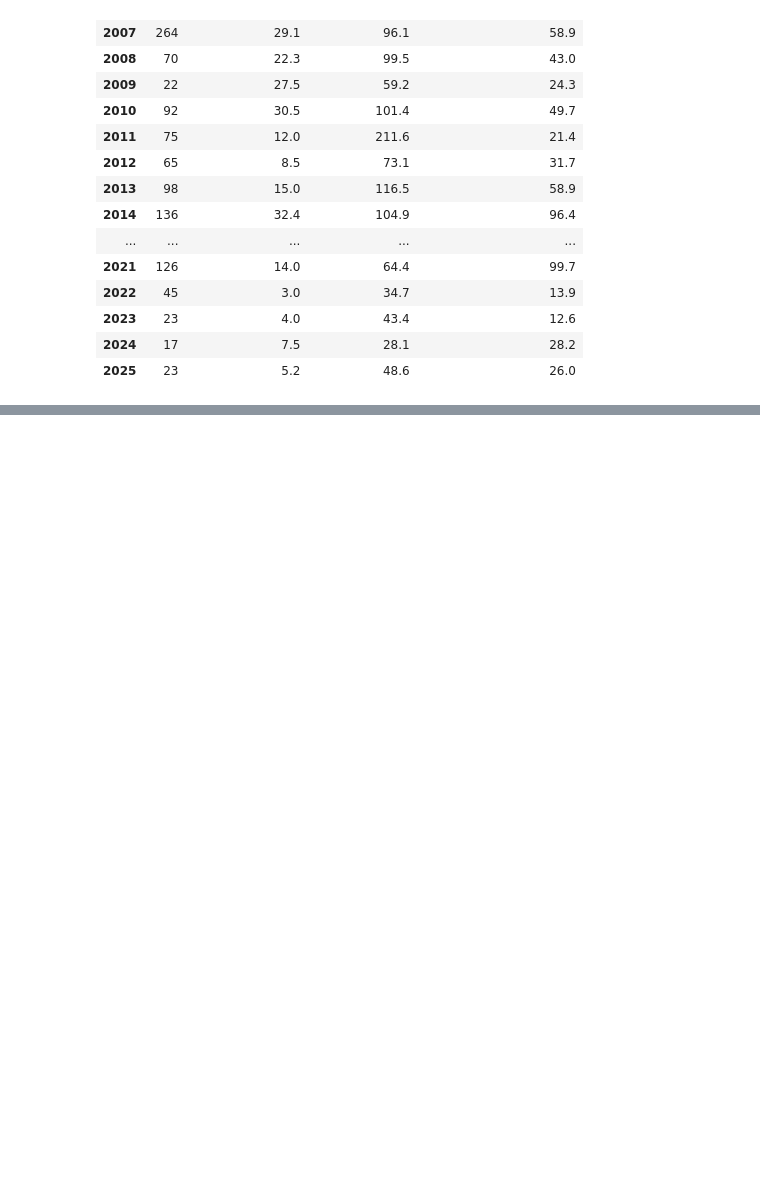
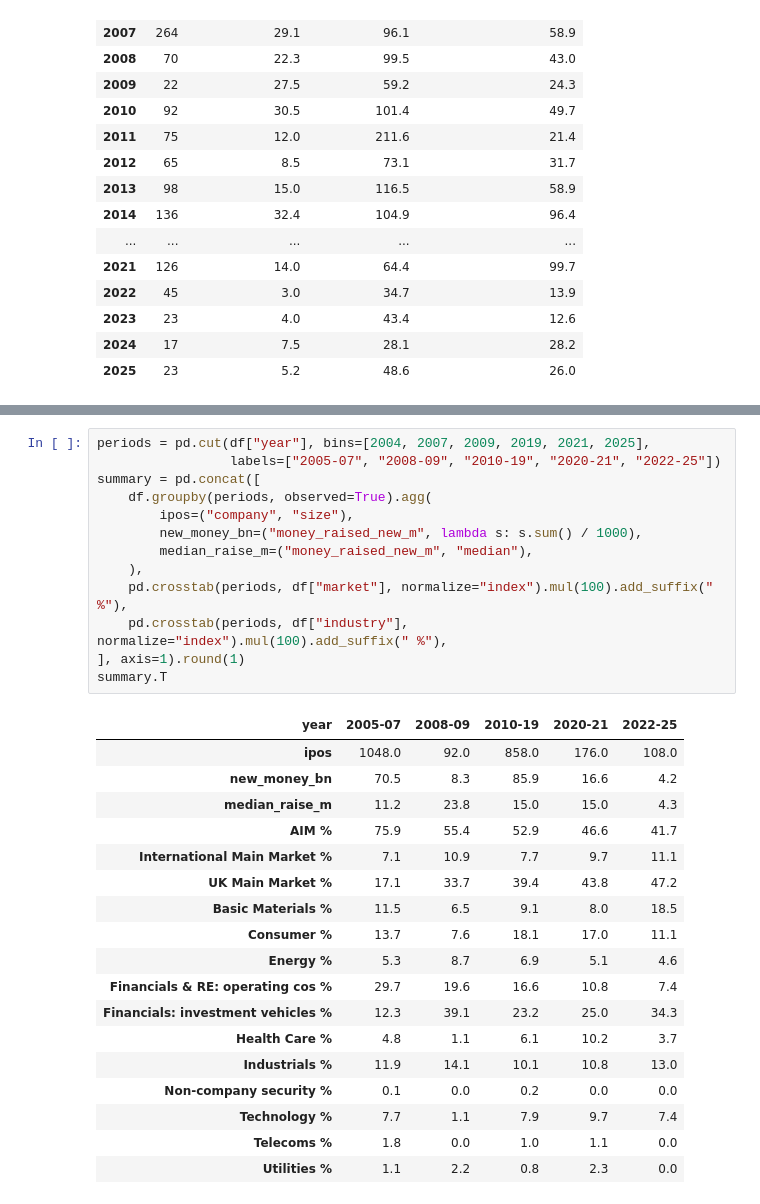
Before and after one commit to phoebec11/lseg-ipo-analytics1, a Jupyter notebook: SQL.ipynb, the cells around one changed output, grey strips where cells are left out. Drawn from its saved outputs; the diff is of its cells as text; blank space fills up the shorter version.

```diff
--- a/SQL.ipynb
+++ b/SQL.ipynb
@@ -642,0 +323,32 @@ the FTSE sector, and read what the company does if it has none)? How much did it
+# %%
+periods = pd.cut(df["year"], bins=[2004, 2007, 2009, 2019, 2021, 2025],
+                 labels=["2005-07", "2008-09", "2010-19", "2020-21", "2022-25"])
+summary = pd.concat([
+    df.groupby(periods, observed=True).agg(
+        ipos=("company", "size"),
+        new_money_bn=("money_raised_new_m", lambda s: s.sum() / 1000),
+        median_raise_m=("money_raised_new_m", "median"),
+    ),
+    pd.crosstab(periods, df["market"], normalize="index").mul(100).add_suffix(" %"),
+    pd.crosstab(periods, df["industry"], normalize="index").mul(100).add_suffix(" %"),
+], axis=1).round(1)
+summary.T
+# %% [output]
+| year | 2005-07 | 2008-09 | 2010-19 | 2020-21 | 2022-25 |
+| ipos | 1048.0 | 92.0 | 858.0 | 176.0 | 108.0 |
+| new_money_bn | 70.5 | 8.3 | 85.9 | 16.6 | 4.2 |
+| median_raise_m | 11.2 | 23.8 | 15.0 | 15.0 | 4.3 |
+| AIM % | 75.9 | 55.4 | 52.9 | 46.6 | 41.7 |
+| International Main Market % | 7.1 | 10.9 | 7.7 | 9.7 | 11.1 |
+| UK Main Market % | 17.1 | 33.7 | 39.4 | 43.8 | 47.2 |
+| Basic Materials % | 11.5 | 6.5 | 9.1 | 8.0 | 18.5 |
+| Consumer % | 13.7 | 7.6 | 18.1 | 17.0 | 11.1 |
+| Energy % | 5.3 | 8.7 | 6.9 | 5.1 | 4.6 |
+| Financials & RE: operating cos % | 29.7 | 19.6 | 16.6 | 10.8 | 7.4 |
+| Financials: investment vehicles % | 12.3 | 39.1 | 23.2 | 25.0 | 34.3 |
+| Health Care % | 4.8 | 1.1 | 6.1 | 10.2 | 3.7 |
+| Industrials % | 11.9 | 14.1 | 10.1 | 10.8 | 13.0 |
+| Non-company security % | 0.1 | 0.0 | 0.2 | 0.0 | 0.0 |
+| Technology % | 7.7 | 1.1 | 7.9 | 9.7 | 7.4 |
+| Telecoms % | 1.8 | 0.0 | 1.0 | 1.1 | 0.0 |
+| Utilities % | 1.1 | 2.2 | 0.8 | 2.3 | 0.0 |
```
Also changed, not shown: parts of 55 cells of this notebook.
